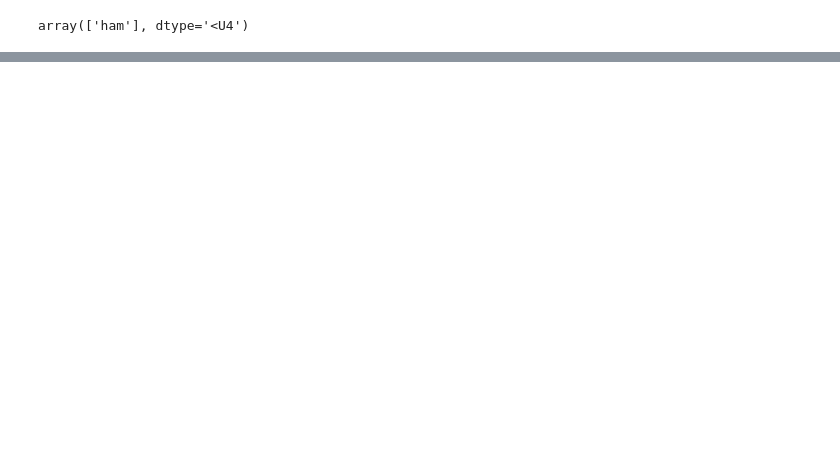
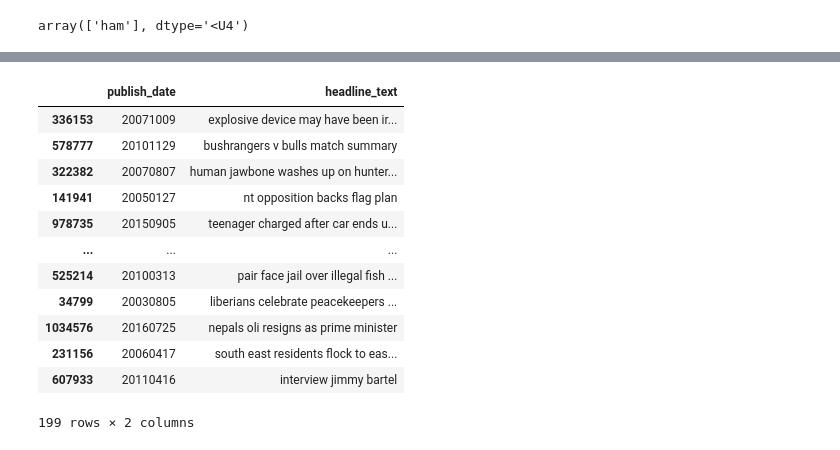
Before and after one commit to Nav-ee-n/nlp-practice, a Jupyter notebook: nlp.ipynb, the cells around one changed output, grey strips where cells are left out. Drawn from its saved outputs; the diff is of its cells as text; code cells hidden in the pictures; blank space fills up the shorter version.

```diff
--- a/nlp.ipynb
+++ b/nlp.ipynb
@@ -599,0 +602,21 @@ array(['ham'], dtype='<U4')
+# %%
+import pandas as pd
+df=pd.read_csv('/content/news-data.csv')
+
+df1=df.sample(n=199)
+# %%
+df1
+# %% [output]
+|  | publish_date | headline_text |
+| 336153 | 20071009 | explosive device may have been ir... |
+| 578777 | 20101129 | bushrangers v bulls match summary |
+| 322382 | 20070807 | human jawbone washes up on hunter... |
+| 141941 | 20050127 | nt opposition backs flag plan |
+| 978735 | 20150905 | teenager charged after car ends u... |
+| ... | ... | ... |
+| 525214 | 20100313 | pair face jail over illegal fish ... |
+| 34799 | 20030805 | liberians celebrate peacekeepers ... |
+| 1034576 | 20160725 | nepals oli resigns as prime minister |
+| 231156 | 20060417 | south east residents flock to eas... |
+| 607933 | 20110416 | interview jimmy bartel |
+199 rows × 2 columns
```
Also changed, not shown: parts of 21 cells of this notebook.
